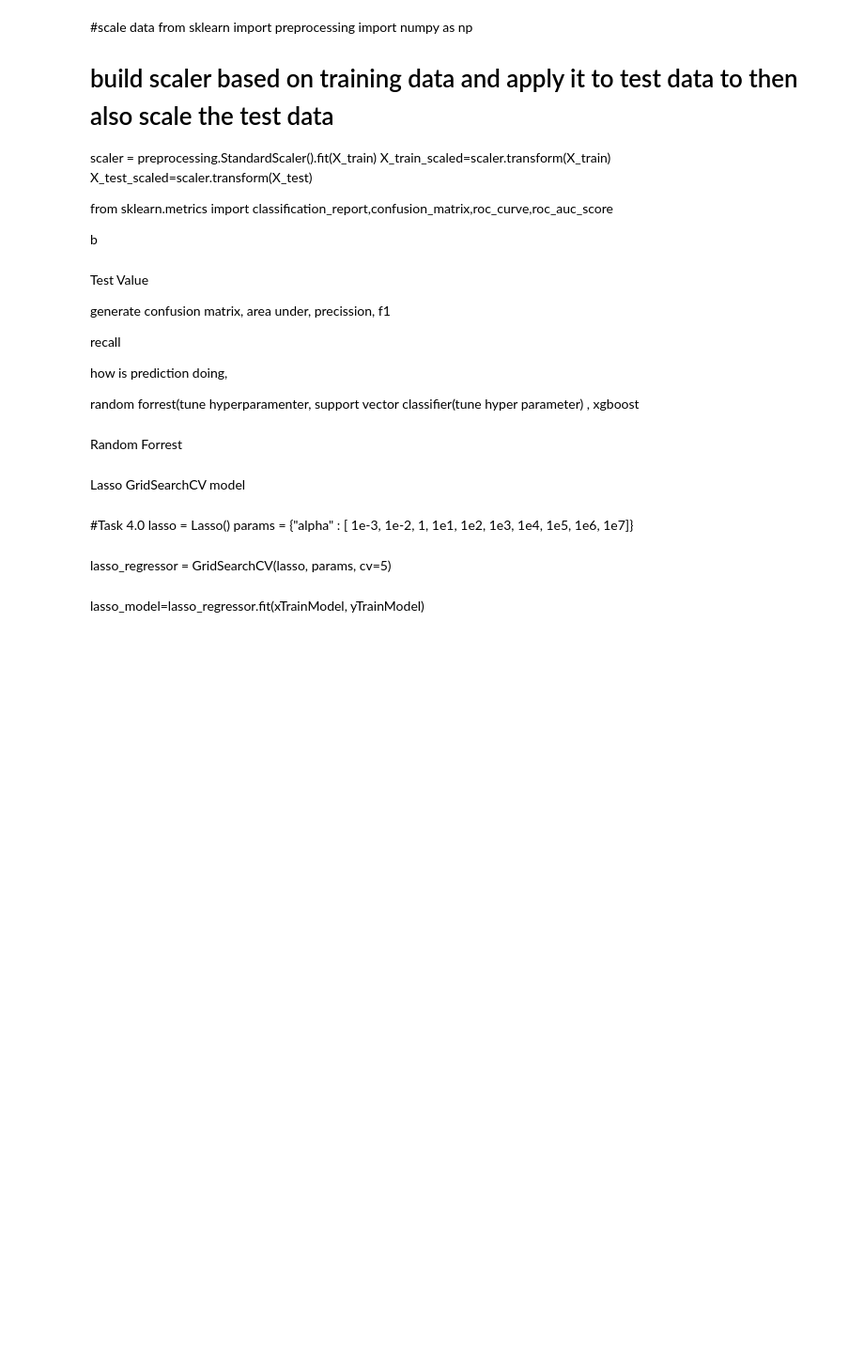
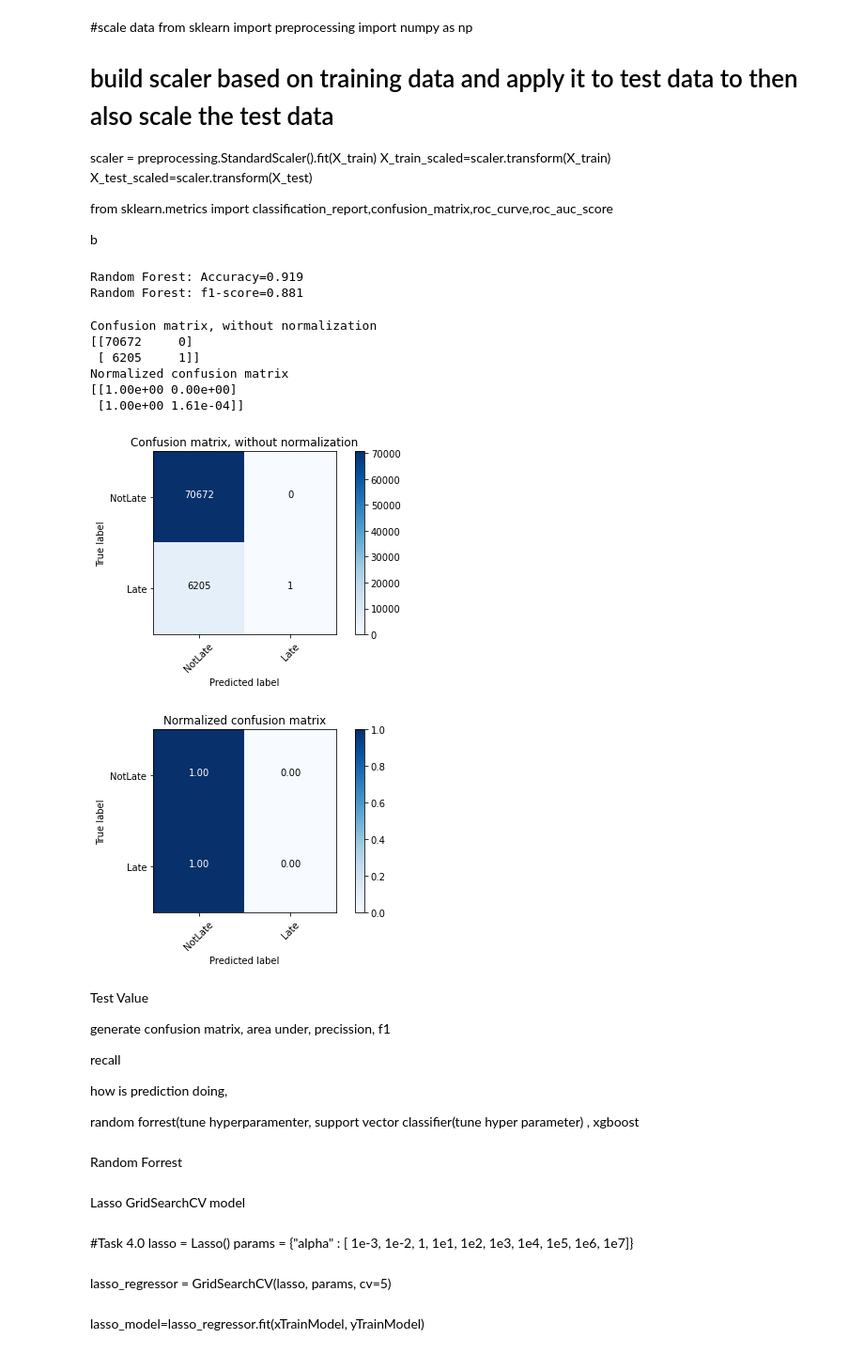
Before and after one commit to kwanjeff/DataTrack, a Jupyter notebook: CapStone/4. Modeling_CCLoan.ipynb, the cells around one changed output. Shown at 94% size. Drawn from its saved outputs; the diff is of its cells as text; code cells hidden in the pictures; blank space fills up the shorter version.

```diff
--- a/CapStone/4. Modeling_CCLoan.ipynb
+++ b/CapStone/4. Modeling_CCLoan.ipynb
@@ -434,30 +418,44 @@ from sklearn.metrics import classification_report,confusion_matrix,roc_curve,roc
 
 b
 # %%
+
+#Task 6.1
+
 #scale data
 from sklearn import preprocessing
 import numpy as np
 # build scaler based on training data and apply it to test data to then also scale the test data
-scaler = preprocessing.StandardScaler().fit(X_train)
-X_train_scaled=scaler.transform(X_train)
-X_test_scaled=scaler.transform(X_test)
+scaler = preprocessing.StandardScaler().fit(xTrainModel)
+X_train_scaled=scaler.transform(xTrainModel)
+X_test_scaled=scaler.transform(xTestModel)
 # %%
+#Task 6.2
 
 from sklearn.ensemble import RandomForestClassifier
 clf = RandomForestClassifier(n_estimators=300, random_state = 1,n_jobs=-1)
-model_res = clf.fit(X_train_scaled, y_train)
+model_res = clf.fit(X_train_scaled, yTrainModel)
 y_pred = model_res.predict(X_test_scaled)
 y_pred_prob = model_res.predict_proba(X_test_scaled)
 lr_probs = y_pred_prob[:,1]
-ac = accuracy_score(y_test, y_pred)
+ac = accuracy_score(yTestModel, y_pred)
 
-f1 = f1_score(y_test, y_pred, average='weighted')
-cm = confusion_matrix(y_test, y_pred)
+f1 = f1_score(yTestModel, y_pred, average='weighted')
+cm = confusion_matrix(yTestModel, y_pred)
 
 print('Random Forest: Accuracy=%.3f' % (ac))
 
 print('Random Forest: f1-score=%.3f' % (f1))
+# %% [output]
+Random Forest: Accuracy=0.919
+Random Forest: f1-score=0.881
+# %%
+#Create confusion Matrix.  I am not sure what to use to create it
+#Task 6.3
+
+class_names=['NotLate','Late'] # name  of classes
 # %%
+#Task 6.3
+
 import itertools
 import numpy as np
 import matplotlib.pyplot as plt
@@ -489,34 +487,43 @@ def plot_confusion_matrix(cm, classes,
     plt.xticks(tick_marks, classes, rotation=45)
     plt.yticks(tick_marks, classes)
 
     fmt = '.2f' if normalize else 'd'
     thresh = cm.max() / 2.
     for i, j in itertools.product(range(cm.shape[0]), range(cm.shape[1])):
         plt.text(j, i, format(cm[i, j], fmt),
                  horizontalalignment="center",
                  color="white" if cm[i, j] > thresh else "black")
 
     plt.ylabel('True label')
     plt.xlabel('Predicted label')
     plt.tight_layout()
 
 
 # Compute confusion matrix
-cnf_matrix = confusion_matrix(y_test, y_pred)
+cnf_matrix = confusion_matrix(yTestModel, y_pred)
 np.set_printoptions(precision=2)
 
 # Plot non-normalized confusion matrix
 plt.figure()
 plot_confusion_matrix(cnf_matrix, classes=class_names,
                       title='Confusion matrix, without normalization')
 #plt.savefig('figures/RF_cm_multi_class.png')
 
 # Plot normalized confusion matrix
 plt.figure()
 plot_confusion_matrix(cnf_matrix, classes=class_names, normalize=True,
                       title='Normalized confusion matrix')
 #plt.savefig('figures/RF_cm_proportion_multi_class.png', bbox_inches="tight")
 plt.show()
+# %% [output]
+Confusion matrix, without normalization
+[[70672     0]
+ [ 6205     1]]
+Normalized confusion matrix
+[[1.00e+00 0.00e+00]
+ [1.00e+00 1.61e-04]]
+[figure, added]
+[figure, added]
 # %% [markdown]
 Test Value
 
```
Also changed, not shown: parts of 32 cells of this notebook.
